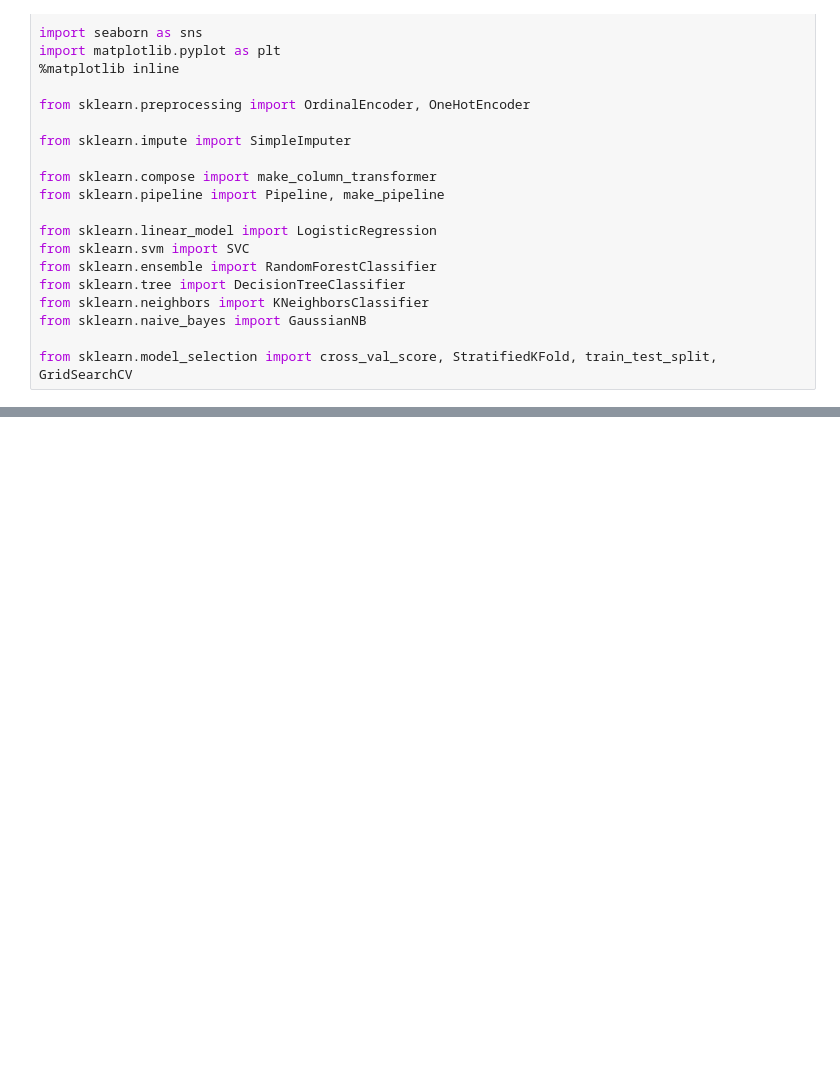
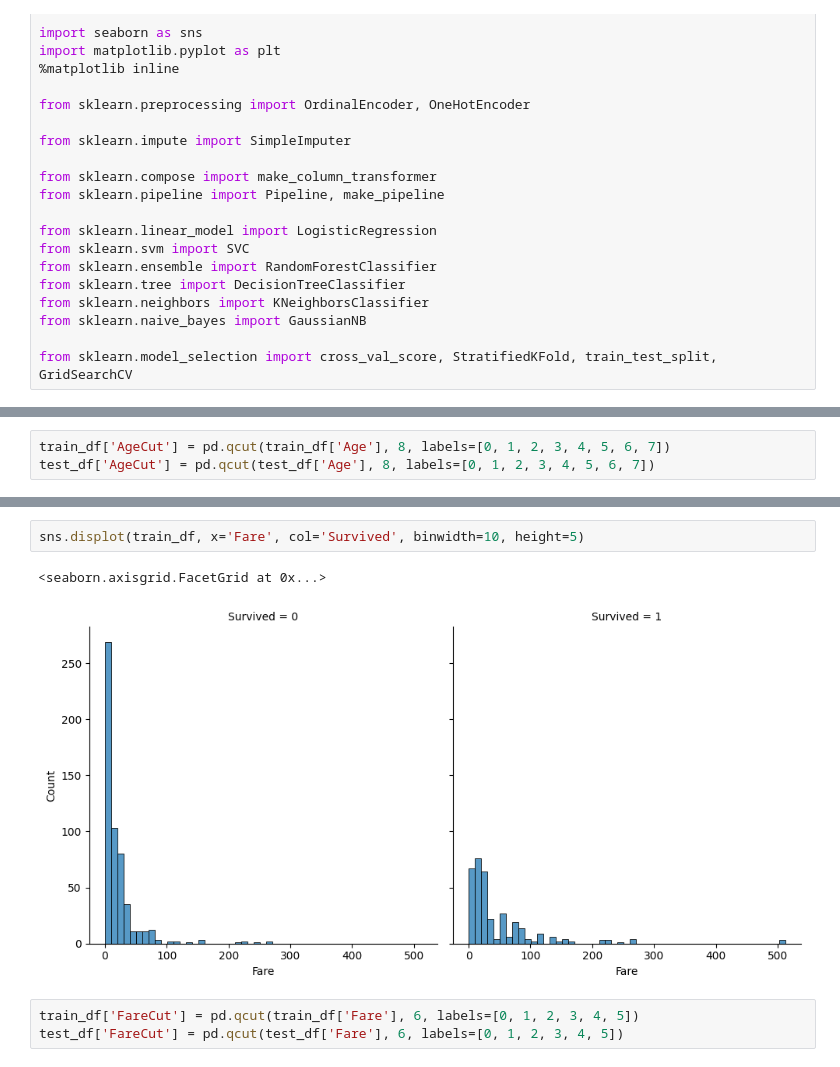
Before and after one commit to raviit244/Kaggle-Titanic, a Jupyter notebook: titanic_pred.ipynb, the cells around one changed output, grey strips where cells are left out. Saved outputs shown, nothing was run; the diff lists cells and outputs as text; blank space fills up the shorter version.

```diff
--- a/titanic_pred.ipynb
+++ b/titanic_pred.ipynb
@@ -35,0 +183,3 @@ train_df.head(5)
+# %%
+train_df['AgeCut'] = pd.qcut(train_df['Age'], 8, labels=[0, 1, 2, 3, 4, 5, 6, 7])
+test_df['AgeCut'] = pd.qcut(test_df['Age'], 8, labels=[0, 1, 2, 3, 4, 5, 6, 7])
@@ -35,0 +212,8 @@ train_df.head(5)
+# %%
+sns.displot(train_df, x='Fare', col='Survived', binwidth=10, height=5)
+# %% [output]
+<seaborn.axisgrid.FacetGrid at 0x...>
+[figure, added]
+# %%
+train_df['FareCut'] = pd.qcut(train_df['Fare'], 6, labels=[0, 1, 2, 3, 4, 5])
+test_df['FareCut'] = pd.qcut(test_df['Fare'], 6, labels=[0, 1, 2, 3, 4, 5])
```
Also changed, not shown: parts of 19 cells of this notebook.
